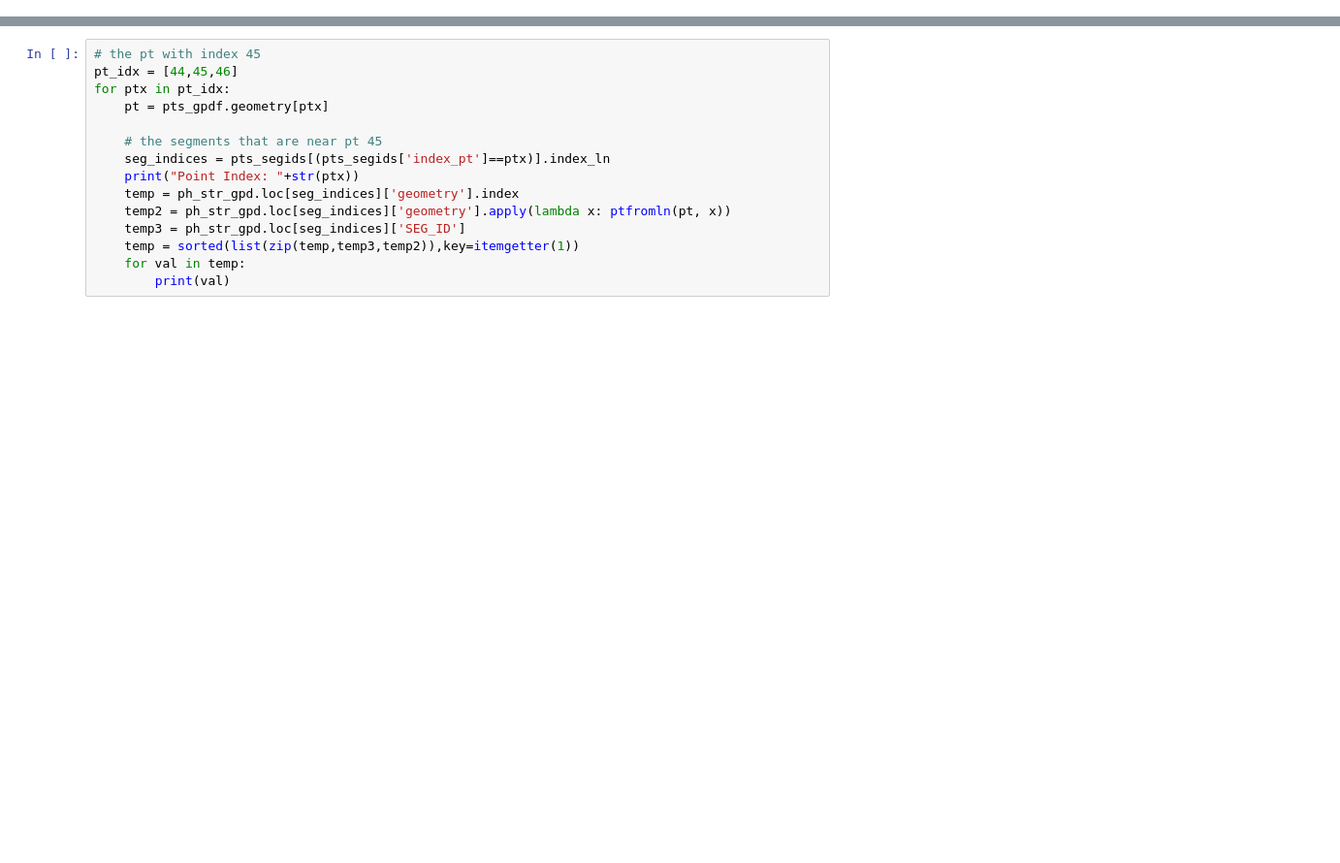
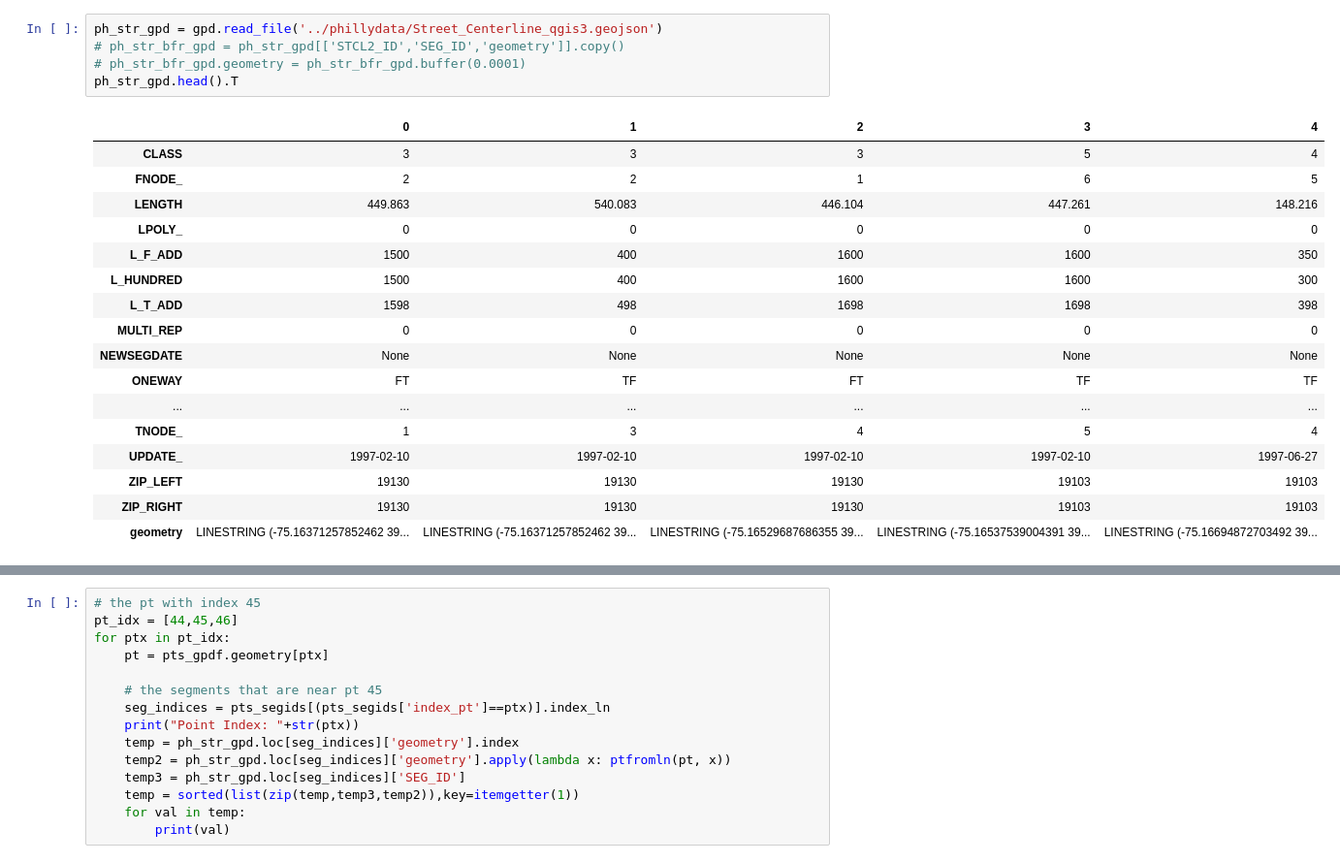
Before and after one commit to JHWu92/Cycling_safety, a Jupyter notebook: route purpose/Philly_Route_Purpose.ipynb, the cells around one changed output, grey strips where cells are left out. Shown at 97% size. Drawn from its saved outputs; the diff is of its cells as text; blank space fills up the shorter version.

```diff
--- a/route purpose/Philly_Route_Purpose.ipynb
+++ b/route purpose/Philly_Route_Purpose.ipynb
@@ -167,0 +22,23 @@ sorted(list(zip(temp,temp2)),key=itemgetter(1))
+# %%
+ph_str_gpd = gpd.read_file('../phillydata/Street_Centerline_qgis3.geojson')
+# ph_str_bfr_gpd = ph_str_gpd[['STCL2_ID','SEG_ID','geometry']].copy()
+# ph_str_bfr_gpd.geometry = ph_str_bfr_gpd.buffer(0.0001)
+ph_str_gpd.head().T
+# %% [output]
+|  | 0 | 1 | 2 | 3 | 4 |
+| CLASS | 3 | 3 | 3 | 5 | 4 |
+| FNODE_ | 2 | 2 | 1 | 6 | 5 |
+| LENGTH | 449.863 | 540.083 | 446.104 | 447.261 | 148.216 |
+| LPOLY_ | 0 | 0 | 0 | 0 | 0 |
+| L_F_ADD | 1500 | 400 | 1600 | 1600 | 350 |
+| L_HUNDRED | 1500 | 400 | 1600 | 1600 | 300 |
+| L_T_ADD | 1598 | 498 | 1698 | 1698 | 398 |
+| MULTI_REP | 0 | 0 | 0 | 0 | 0 |
+| NEWSEGDATE | None | None | None | None | None |
+| ONEWAY | FT | TF | FT | TF | TF |
+| ... | ... | ... | ... | ... | ... |
+| TNODE_ | 1 | 3 | 4 | 5 | 4 |
+| UPDATE_ | 1997-02-10 | 1997-02-10 | 1997-02-10 | 1997-02-10 | 1997-06-27 |
+| ZIP_LEFT | 19130 | 19130 | 19130 | 19103 | 19103 |
+| ZIP_RIGHT | 19130 | 19130 | 19130 | 19103 | 19103 |
+| geometry | LINESTRING (-75.16371257852462 39... | LINESTRING (-75.16371257852462 39... | LINESTRING (-75.16529687686355 39... | LINESTRING (-75.16537539004391 39... | LINESTRING (-75.16694872703492 39... |
```
Also changed, not shown: parts of 166 cells of this notebook, 1 other file.
